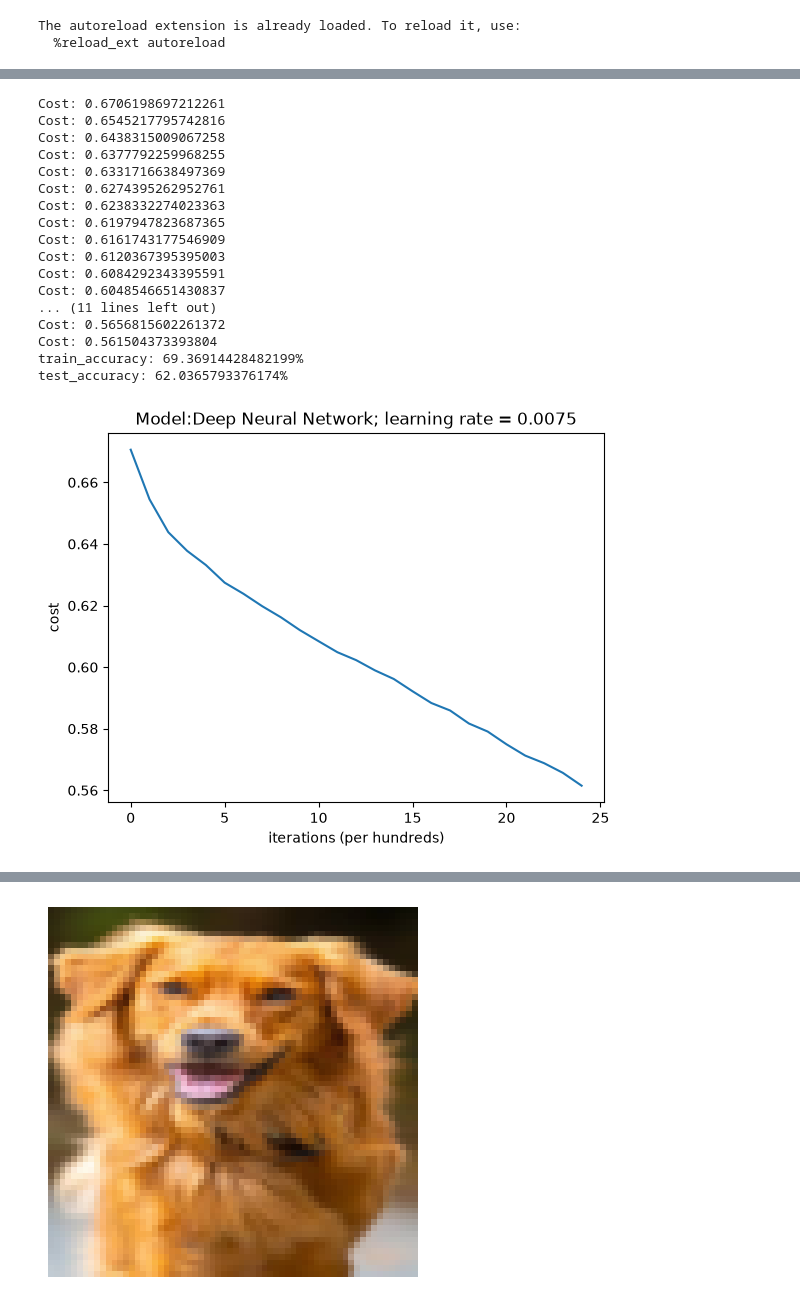
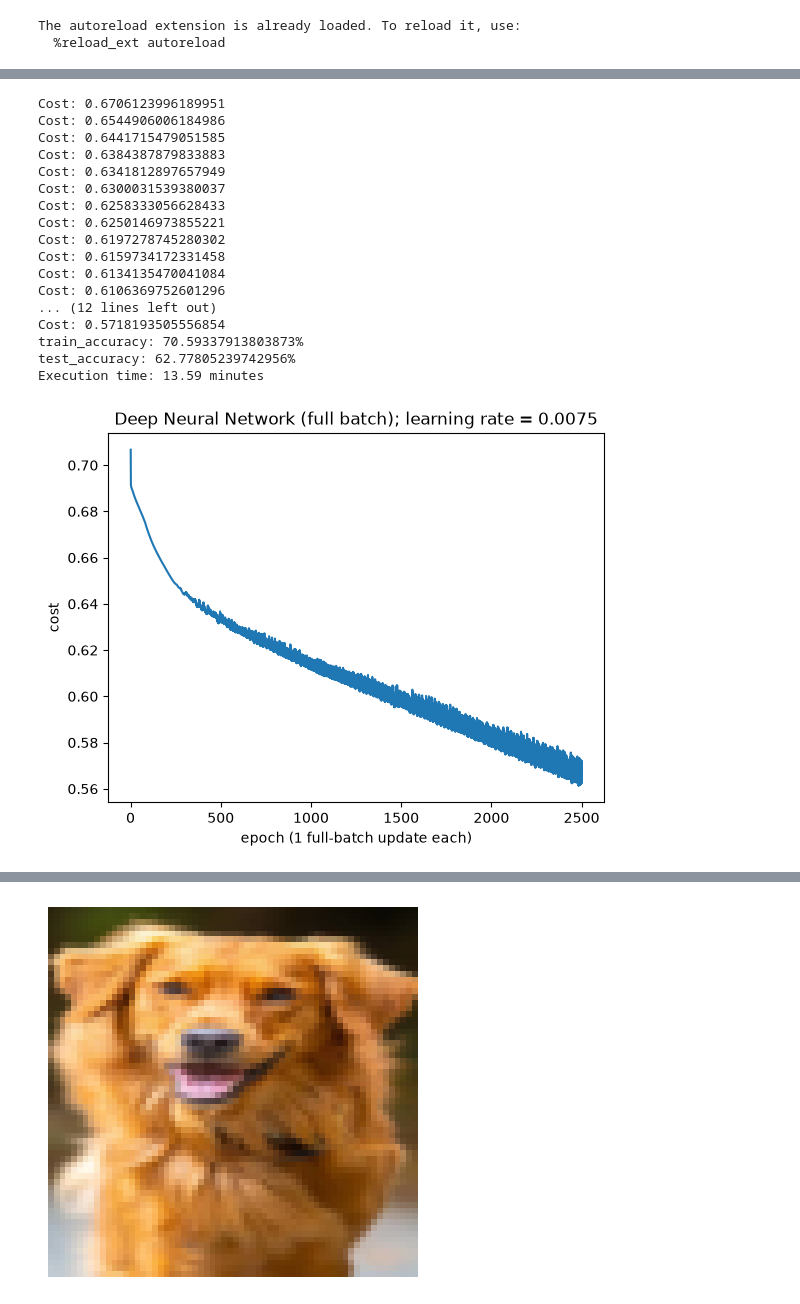
Before and after one commit to imantumorang/deep-learning, a Jupyter notebook: milestones/optimization/catvdog.ipynb, the cells around one changed output, grey strips where cells are left out. Saved outputs shown, nothing was run; the diff lists cells and outputs as text; code cells hidden in the pictures.

```diff
--- a/milestones/optimization/catvdog.ipynb
+++ b/milestones/optimization/catvdog.ipynb
@@ -158,20 +113,19 @@ def classify(X,parameters):
     return (output > 0.5).astype(int)
 
 
-def dnn_model(X_train, Y_train, X_test, Y_test, layers_dims, iteration=2500, learning_rate=0.0075, lambd=0.001, print_cost=False):
+def dnn_model(X_train, Y_train, X_test, Y_test, layers_dims, iteration=2500, learning_rate=0.0075, print_cost=False):
     parameters = initialize_parameters(layers_dims)
     costs = []
     for i in range(1,iteration+1):
         AL, cache = forward_pass(X_train, parameters)
-        # cost = calculate_cost_with_regularization(AL,Y_train, parameters,lambd )
         cost = calculate_cost(AL,Y_train)
         grads = backward_pass(AL, Y_train, cache)
-        # grads = backward_pass_with_lambda(AL, Y_train, cache, lambd)
         parameters = update_parameter(parameters, grads, learning_rate)
         # print(f"Cost: {cost}")
+        costs.append(cost)
         if (i%100 == 0) and print_cost:
             print(f"Cost: {cost}")
-            costs.append(cost)
+
 
     Y_prediction_train = classify(X_train, parameters)
     Y_prediction_test  = classify(X_test, parameters)
@@ -182,14 +136,24 @@ def dnn_model(X_train, Y_train, X_test, Y_test, layers_dims, iteration=2500, lea
     print(f"test_accuracy: {test_acc}%")
 
     return parameters, costs
+# %%
+# Full-batch gradient descent: every update uses all training examples, so one
+# iteration is one epoch and `costs` has exactly one point per epoch.
+# Compare with the per-mini-batch plot in minibatches.ipynb: this line is smooth.
+def plot_epoch_costs(costs, label, learning_rate):
+    plt.plot(np.arange(1, len(costs) + 1), costs)
+    plt.xlabel("epoch (1 full-batch update each)")
+    plt.ylabel("cost")
+    plt.title(f"{label}; learning rate = {learning_rate}")
+    plt.show()
 # %%
+import time
+start_time = time.perf_counter()
 input_features= X_train.shape[0]
 iteration = 2500
 learning_rate = 0.0075
-lambd = 0.001
 
 layer_dims_deep = [input_features, 30, 20, 10, 1]
-
 parameter_deep, cost_deep = dnn_model(
         X_train=X_train,
         Y_train=Y_train,
@@ -198,27 +162,32 @@ parameter_deep, cost_deep = dnn_model(
         layers_dims=layer_dims_deep,
         iteration=iteration,
         learning_rate=learning_rate,
-        lambd=lambd,
         print_cost=True)
+
+end_time = time.perf_counter()
+elapsed_seconds = end_time - start_time
+# Divide by 60 to get minutes
+elapsed_minutes = elapsed_seconds / 60
+print(f"Execution time: {elapsed_minutes:.2f} minutes")
 # %% [output]
-Cost: 0.6706198697212261
-Cost: 0.6545217795742816
-Cost: 0.6438315009067258
-Cost: 0.6377792259968255
-Cost: 0.6331716638497369
-Cost: 0.6274395262952761
-Cost: 0.6238332274023363
-Cost: 0.6197947823687365
-Cost: 0.6161743177546909
-Cost: 0.6120367395395003
-Cost: 0.6084292343395591
-Cost: 0.6048546651430837
-... (11 lines left out)
-Cost: 0.5656815602261372
-Cost: 0.561504373393804
-train_accuracy: 69.36914428482199%
-test_accuracy: 62.0365793376174%
+Cost: 0.6706123996189951
+Cost: 0.6544906006184986
+Cost: 0.6441715479051585
+Cost: 0.6384387879833883
+Cost: 0.6341812897657949
+Cost: 0.6300031539380037
+Cost: 0.6258333056628433
+Cost: 0.6250146973855221
+Cost: 0.6197278745280302
+Cost: 0.6159734172331458
+Cost: 0.6134135470041084
+Cost: 0.6106369752601296
+... (12 lines left out)
+Cost: 0.5718193505556854
+train_accuracy: 70.59337913803873%
+test_accuracy: 62.77805239742956%
+Execution time: 13.59 minutes
 # %%
-plot_costs(cost_deep, "Deep Neural Network", learning_rate)
+plot_epoch_costs(cost_deep, "Deep Neural Network (full batch)", learning_rate)
 # %% [output]
-[figure, old version]
+[figure, new version]
```
Also changed, not shown: parts of 6 cells of this notebook, 3 other files.
